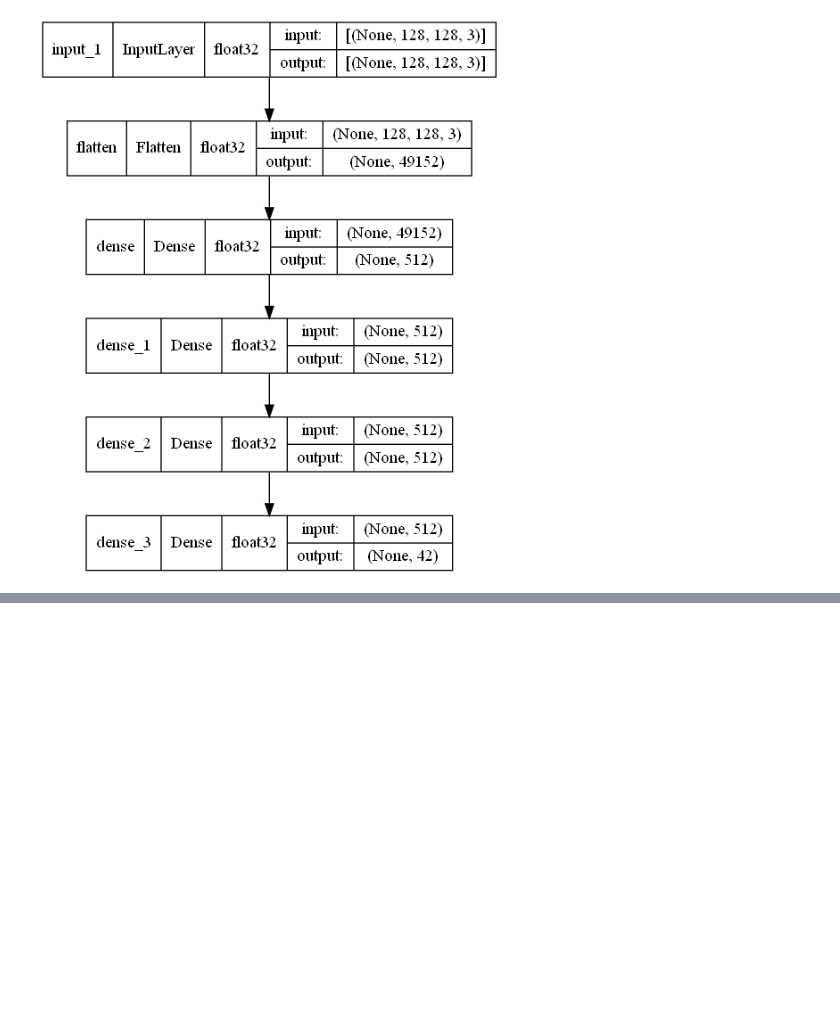
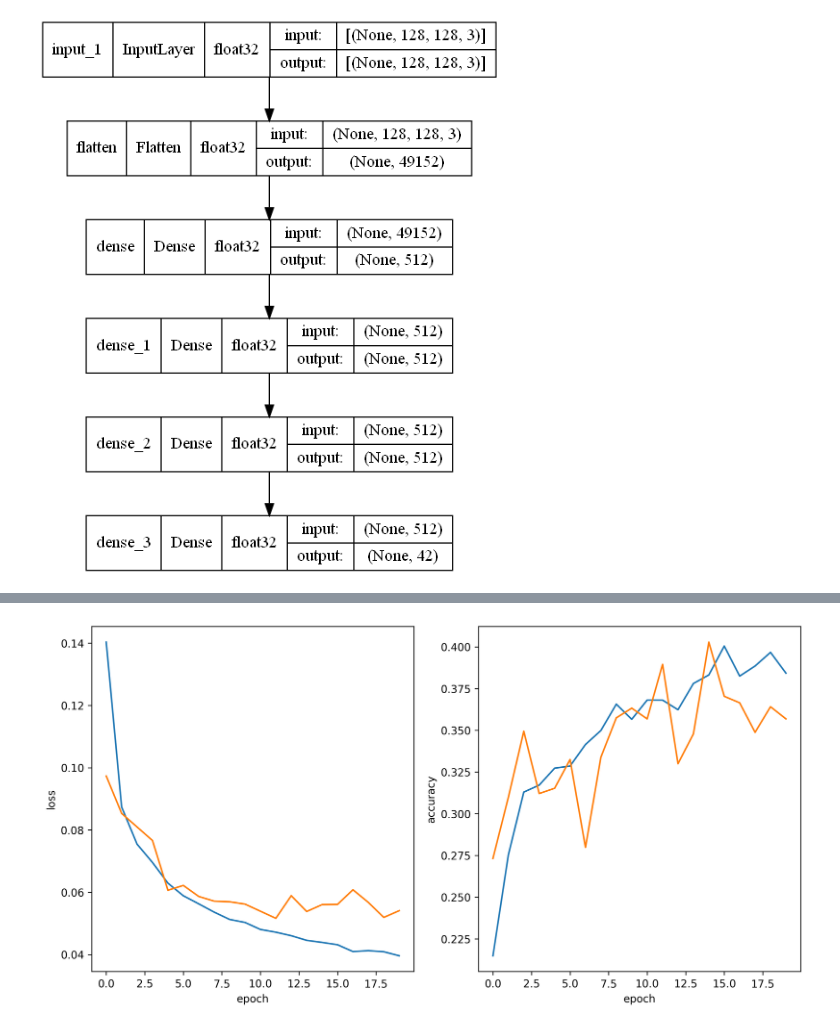
Before and after one commit to ashen007/Identify-Diseases-in-Crops-leaf, a Jupyter notebook: models/baseline_1.ipynb, the cells around one changed output, grey strips where cells are left out. Drawn from its saved outputs; the diff is of its cells as text; code cells hidden in the pictures; blank space fills up the shorter version.

Commit message:
training history

```diff
--- a/models/baseline_1.ipynb
+++ b/models/baseline_1.ipynb
@@ -183,3 +183,19 @@ Epoch 19/20
 1218/1218 [==============================] - 46s 37ms/step - loss: 0.0409 - accuracy: 0.3967 - val_loss: 0.0519 - val_accuracy: 0.3641
 Epoch 20/20
 1218/1218 [==============================] - 46s 38ms/step - loss: 0.0396 - accuracy: 0.3842 - val_loss: 0.0541 - val_accuracy: 0.3568
+# %%
+figure, axes = plt.subplots(nrows=1, ncols=2, figsize=[12, 6], dpi=300)
+axes = axes.ravel()
+epochs = list(range(20))
+
+sns.lineplot(x=epochs, y=history.history['loss'], ax=axes[0])
+sns.lineplot(x=epochs, y=history.history['val_loss'], ax=axes[0])
+sns.lineplot(x=epochs, y=history.history['accuracy'], ax=axes[1])
+sns.lineplot(x=epochs, y=history.history['val_accuracy'], ax=axes[1])
+axes[0].set_xlabel('epoch')
+axes[0].set_ylabel('loss')
+axes[1].set_xlabel('epoch')
+axes[1].set_ylabel('accuracy')
+plt.show()
+# %% [output]
+[figure, added]
```
Also changed, not shown: parts of 1 cell of this notebook.
